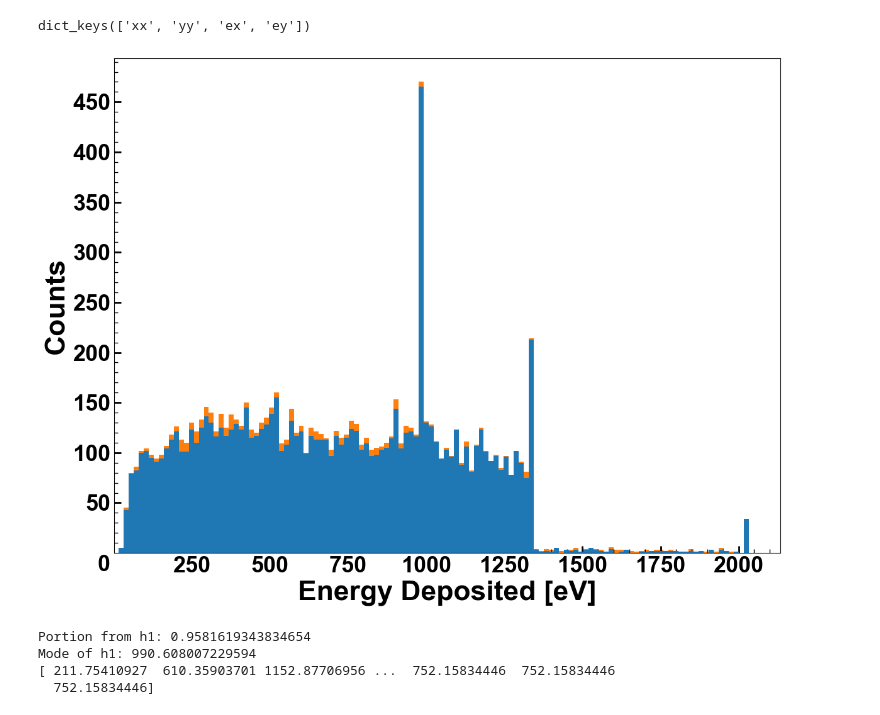
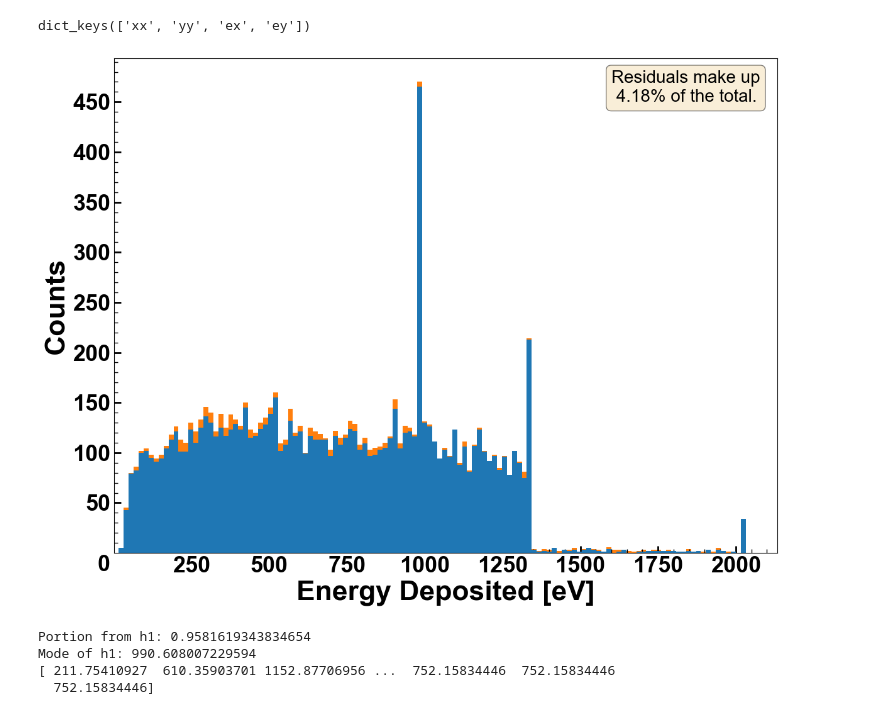
Before and after one commit to villano-lab/nrCascadeSim, a Jupyter notebook: example-usecase/Residuals.ipynb, the cells around one changed output. Saved outputs shown, nothing was run; the diff lists cells and outputs as text; code cells hidden in the pictures.

Commit message:
Update plot with percentage residual.

```diff
--- a/example-usecase/Residuals.ipynb
+++ b/example-usecase/Residuals.ipynb
@@ -39,29 +39,32 @@ hres = h(casres,model=None,method='pandas',resolution=None,flat=True)
 # %%
 fig = plt.figure(figsize=(12,9))
 
 binsize = 16
 bins = np.arange(0,max(np.append(h1,hres))+binsize,binsize)
 
 plt.hist(h1,label=['Dominant cascades','Residual cacades'],
          bins=bins,histtype='step',fill=True,color='tab:blue',linewidth=0)
 plt.hist([h1,hres],label=['Dominant cascades','Residual cacades'],
          stacked=True,bins=bins)#,histtype='step',fill=True)
 plt.xlim(0)
 
 plt.xlabel('Energy Deposited [eV]',fontweight='bold'); plt.ylabel('Counts',fontweight='bold')
 plt.xticks(fontsize=26,fontweight='bold'); plt.yticks(fontsize=26,fontweight='bold')
 #plt.legend(loc='upper right') #legend will be in caption
 #Fix overlapping zeros on the corner
 
 plt.gca().xaxis.set_major_locator(MaxNLocator(prune='lower'))
 plt.gca().yaxis.set_major_locator(MaxNLocator(prune='lower'))
 plt.text(-52,-18,"0",fontsize=26,fontweight='bold')
 
+props = dict(boxstyle='round', facecolor='wheat', alpha=0.5)
+plt.text(1600,450,"Residuals make up\n {:.2f}% of the total.".format(len(hres)/(len(h1)+len(hres))*100),bbox=props,fontsize=20)
+
 plt.tight_layout()
 plt.savefig('Residuals.pdf')
 plt.show()
 # %% [output]
-[figure, old version]
+[figure, new version]
 # %%
 print("Portion from h1:",len(h1)/(len(hres)+len(h1)))
 print("Mode of h1:",max(set(h1),key=list(h1).count))
```
Also changed, not shown: parts of 1 cell of this notebook, 1 other file.
